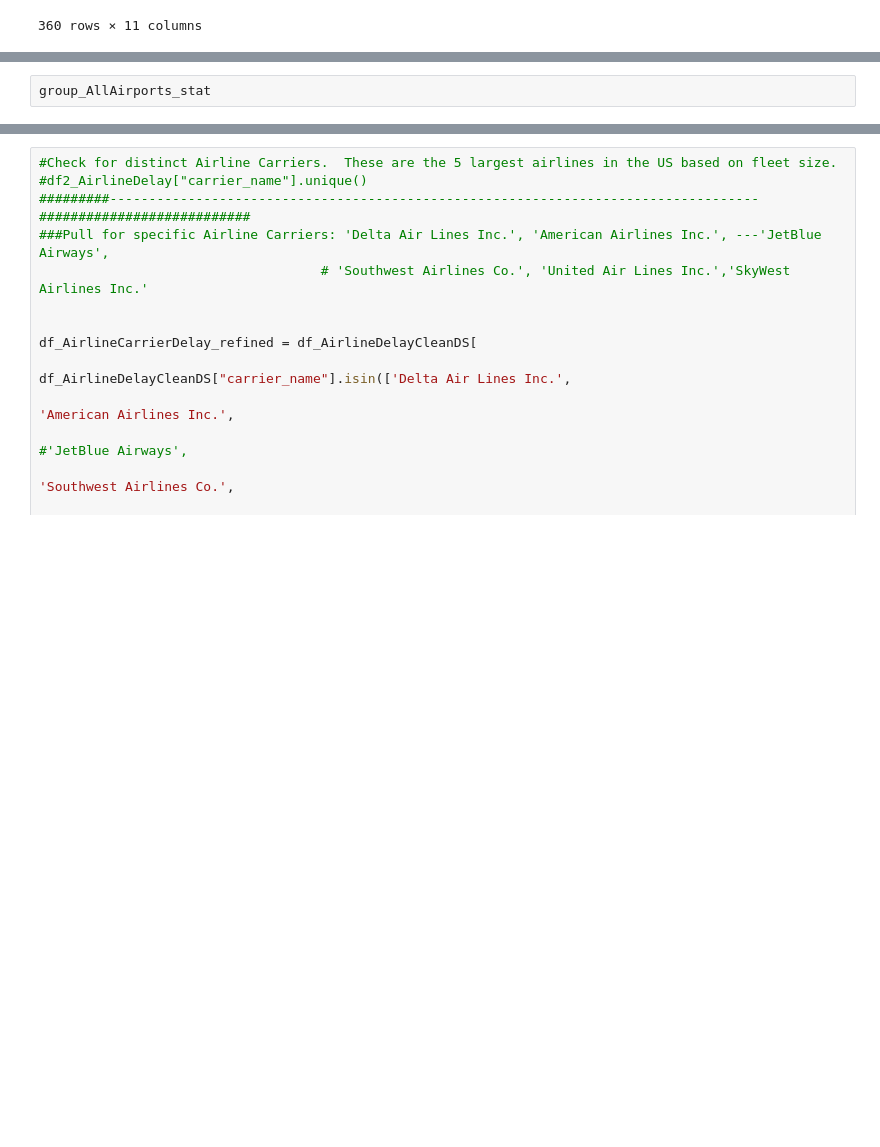
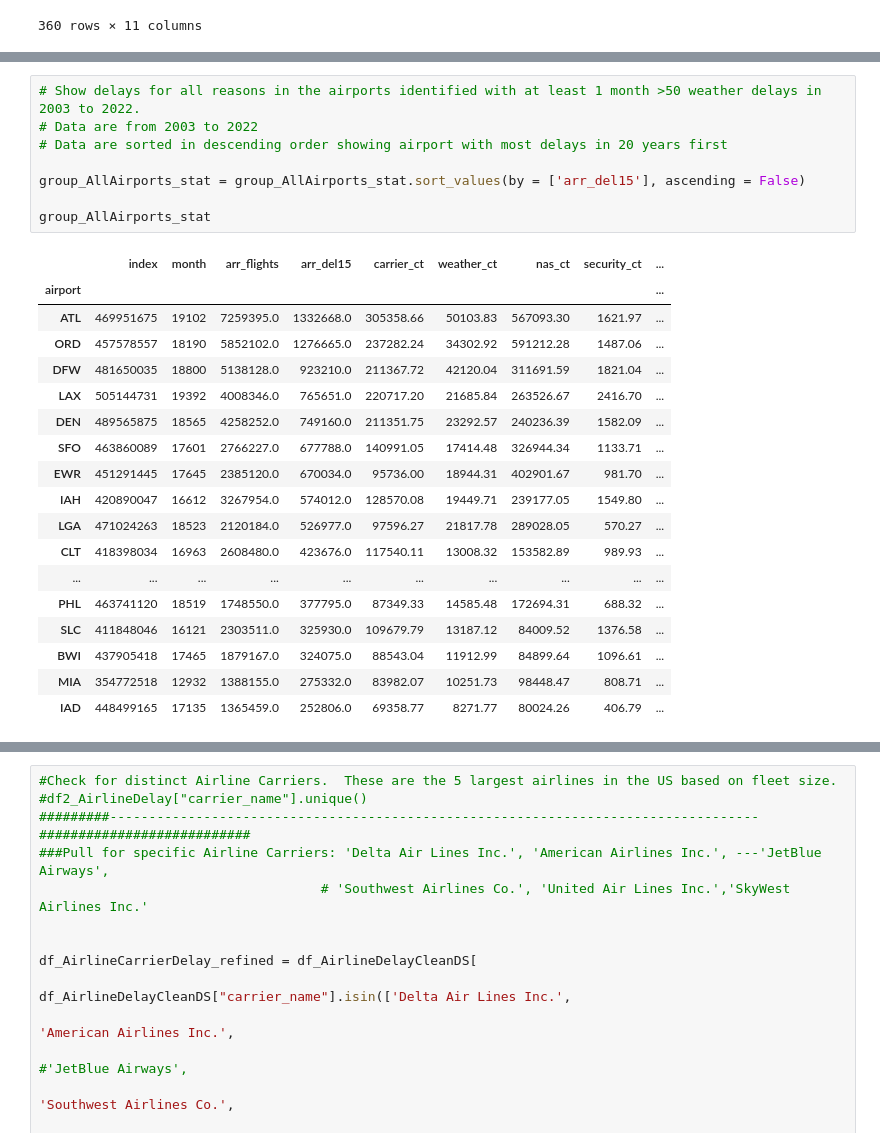
Before and after one commit to Tawn-Scotton/Team_3_Project_1, a Jupyter notebook: ProjectAirlineDelay.ipynb, the cells around one changed output, grey strips where cells are left out. Saved outputs shown, nothing was run; the diff lists cells and outputs as text; blank space fills up the shorter version.

```diff
--- a/ProjectAirlineDelay.ipynb
+++ b/ProjectAirlineDelay.ipynb
@@ -302,2 +363,27 @@ TypeError: sort_values() got an unexpected keyword argument 'by'
 # %%
+# Show delays for all reasons in the airports identified with at least 1 month >50 weather delays in 2003 to 2022.
+# Data are from 2003 to 2022
+# Data are sorted in descending order showing airport with most delays in 20 years first
+
+group_AllAirports_stat = group_AllAirports_stat.sort_values(by = ['arr_del15'], ascending = False)
+
 group_AllAirports_stat
+# %% [output]
+|  | index | month | arr_flights | arr_del15 | carrier_ct | weather_ct | nas_ct | security_ct | ... |
+| airport |  |  |  |  |  |  |  |  | ... |
+| ATL | 469951675 | 19102 | 7259395.0 | 1332668.0 | 305358.66 | 50103.83 | 567093.30 | 1621.97 | ... |
+| ORD | 457578557 | 18190 | 5852102.0 | 1276665.0 | 237282.24 | 34302.92 | 591212.28 | 1487.06 | ... |
+| DFW | 481650035 | 18800 | 5138128.0 | 923210.0 | 211367.72 | 42120.04 | 311691.59 | 1821.04 | ... |
+| LAX | 505144731 | 19392 | 4008346.0 | 765651.0 | 220717.20 | 21685.84 | 263526.67 | 2416.70 | ... |
+| DEN | 489565875 | 18565 | 4258252.0 | 749160.0 | 211351.75 | 23292.57 | 240236.39 | 1582.09 | ... |
+| SFO | 463860089 | 17601 | 2766227.0 | 677788.0 | 140991.05 | 17414.48 | 326944.34 | 1133.71 | ... |
+| EWR | 451291445 | 17645 | 2385120.0 | 670034.0 | 95736.00 | 18944.31 | 402901.67 | 981.70 | ... |
+| IAH | 420890047 | 16612 | 3267954.0 | 574012.0 | 128570.08 | 19449.71 | 239177.05 | 1549.80 | ... |
+| LGA | 471024263 | 18523 | 2120184.0 | 526977.0 | 97596.27 | 21817.78 | 289028.05 | 570.27 | ... |
+| CLT | 418398034 | 16963 | 2608480.0 | 423676.0 | 117540.11 | 13008.32 | 153582.89 | 989.93 | ... |
+| ... | ... | ... | ... | ... | ... | ... | ... | ... | ... |
+| PHL | 463741120 | 18519 | 1748550.0 | 377795.0 | 87349.33 | 14585.48 | 172694.31 | 688.32 | ... |
+| SLC | 411848046 | 16121 | 2303511.0 | 325930.0 | 109679.79 | 13187.12 | 84009.52 | 1376.58 | ... |
+| BWI | 437905418 | 17465 | 1879167.0 | 324075.0 | 88543.04 | 11912.99 | 84899.64 | 1096.61 | ... |
+| MIA | 354772518 | 12932 | 1388155.0 | 275332.0 | 83982.07 | 10251.73 | 98448.47 | 808.71 | ... |
+| IAD | 448499165 | 17135 | 1365459.0 | 252806.0 | 69358.77 | 8271.77 | 80024.26 | 406.79 | ... |
```
Also changed, not shown: parts of 20 cells of this notebook.
